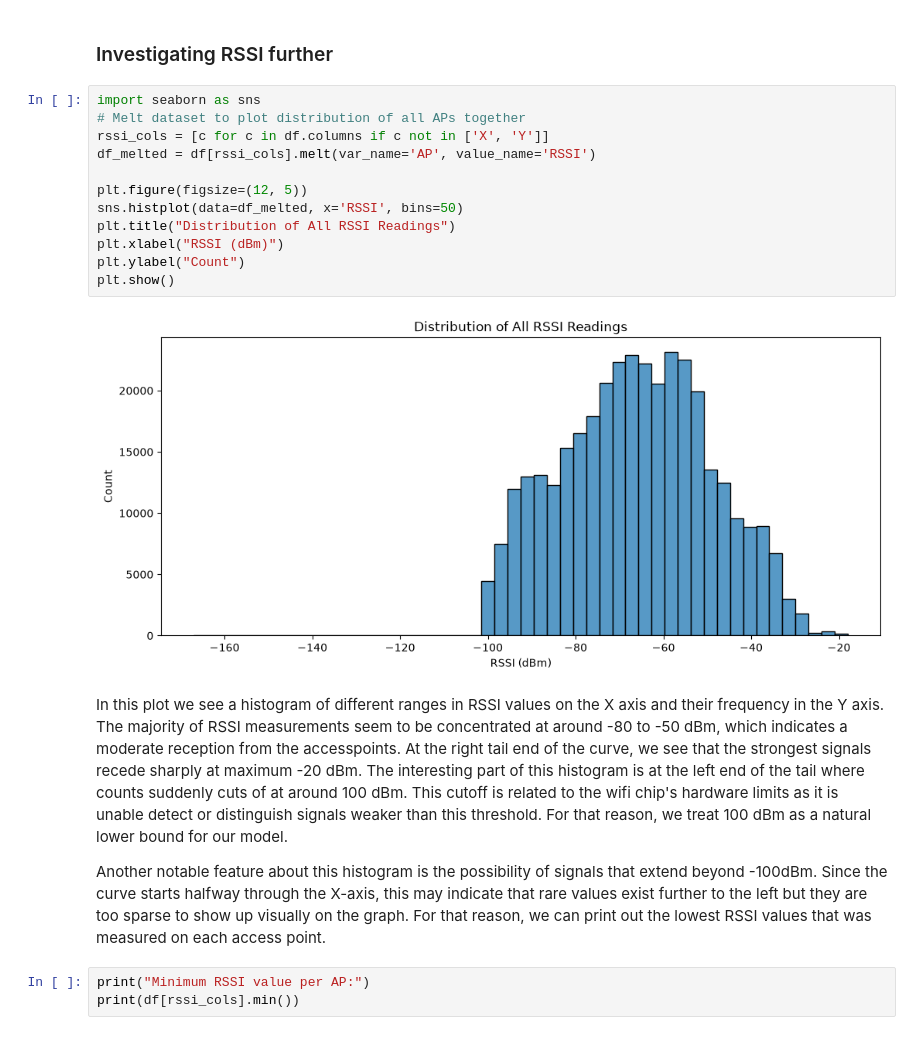
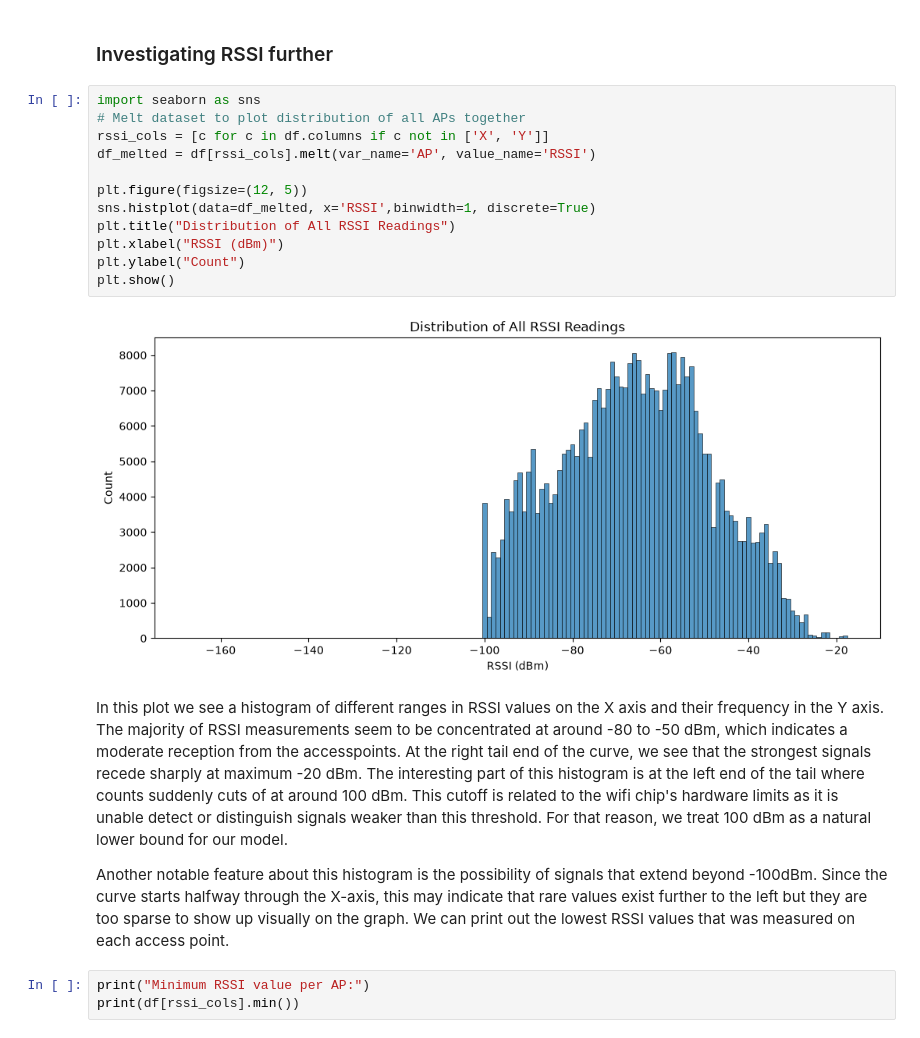
Before and after one commit to Noodleweb/ML-Project-Group-21, a Jupyter notebook: project.ipynb, the cells around one changed output. Drawn from its saved outputs; the diff is of its cells as text.

```diff
--- a/project.ipynb
+++ b/project.ipynb
@@ -63,21 +63,21 @@ Signal strength is measured decibel milliwat (dBm). The closer a datapoint is to
 # %%
 import seaborn as sns
 # Melt dataset to plot distribution of all APs together
 rssi_cols = [c for c in df.columns if c not in ['X', 'Y']]
 df_melted = df[rssi_cols].melt(var_name='AP', value_name='RSSI')
 
 plt.figure(figsize=(12, 5))
-sns.histplot(data=df_melted, x='RSSI', bins=50)
+sns.histplot(data=df_melted, x='RSSI',binwidth=1, discrete=True)
 plt.title("Distribution of All RSSI Readings")
 plt.xlabel("RSSI (dBm)")
 plt.ylabel("Count")
 plt.show()
 # %% [output]
-[figure, old version]
+[figure, new version]
 # %% [markdown]
 In this plot we see a histogram of different ranges in RSSI values on the X axis and their frequency in the Y axis. The majority of RSSI measurements seem to be concentrated at around -80 to -50 dBm, which indicates a moderate reception from the accesspoints. At the right tail end of the curve, we see that the strongest signals recede sharply at maximum -20 dBm. The interesting part of this histogram is at the left end of the tail where counts suddenly cuts of at around 100 dBm. This cutoff is related to the wifi chip's hardware limits as it is unable detect or distinguish signals weaker than this threshold. For that reason, we treat 100 dBm as a natural lower bound for our model.
 
-Another notable feature about this histogram is the possibility of signals that extend beyond -100dBm. Since the curve starts halfway through the X-axis, this may indicate that rare values exist further to the left but they are too sparse to show up visually on the graph. For that reason, we can print out the lowest RSSI values that was measured on each access point.
+Another notable feature about this histogram is the possibility of signals that extend beyond -100dBm. Since the curve starts halfway through the X-axis, this may indicate that rare values exist further to the left but they are too sparse to show up visually on the graph. We can print out the lowest RSSI values that was measured on each access point.
 # %%
 print("Minimum RSSI value per AP:")
 print(df[rssi_cols].min())
```
Also changed, not shown: parts of 7 cells of this notebook.
